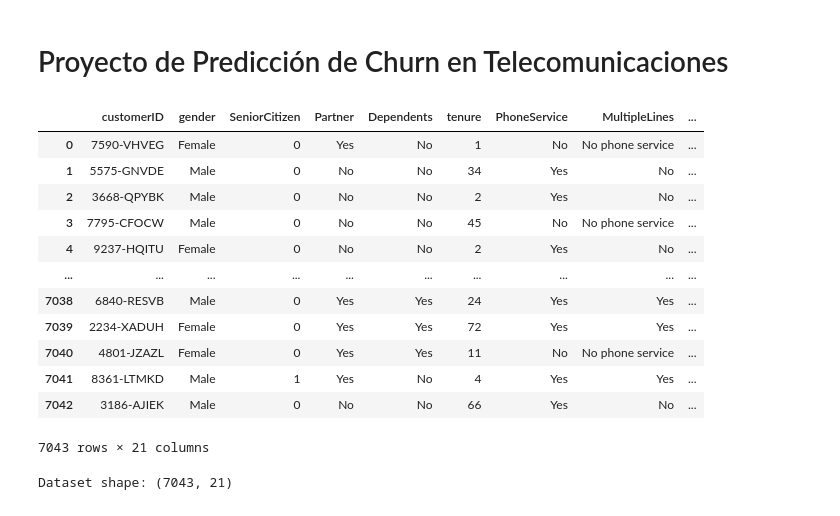
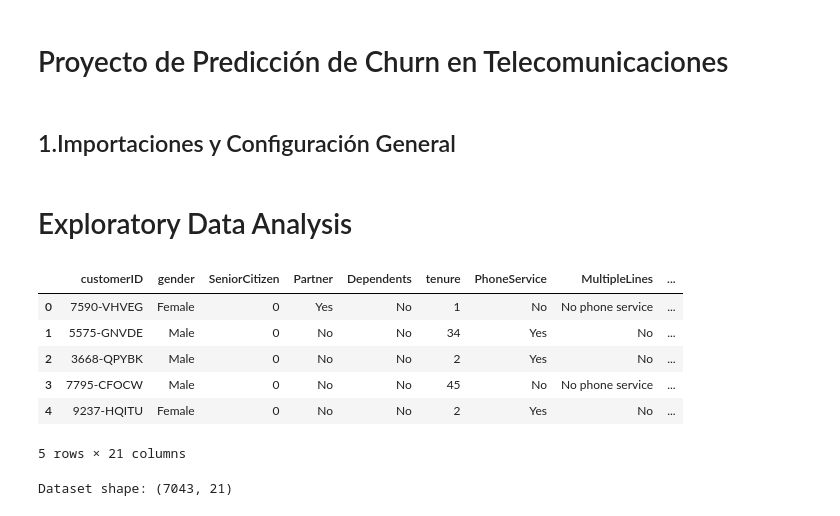
Before and after one commit to alanEmolina/Proyecto-de-IA, a Jupyter notebook: proyecto.ipynb, the cells around one changed output. Cells and saved outputs as stored; diff of their text form; code cells hidden in the pictures.

```diff
--- a/proyecto.ipynb
+++ b/proyecto.ipynb
@@ -1,5 +1,7 @@
 # %% [markdown]
 # Proyecto de Predicción de Churn en Telecomunicaciones
+# %% [markdown]
+ ## 1.Importaciones y Configuración General
 # %%
 #Importar bibliotecas necesarias
 import pandas as pd
@@ -19,18 +24,15 @@ from sklearn.metrics import (accuracy_score, precision_score, recall_score,
+# %% [markdown]
+# Exploratory Data Analysis
 # %%
-data = pd.read_csv('dataset/WA_Fn-UseC_-Telco-Customer-Churn.csv') #Importar dataset
-data
+# Cargar data
+data = pd.read_csv('dataset/WA_Fn-UseC_-Telco-Customer-Churn.csv') #Importar dataset desde el directorio del repositorio
+data.head()  # 10 primera columnas
 # %% [output]
 |  | customerID | gender | SeniorCitizen | Partner | Dependents | tenure | PhoneService | MultipleLines | ... |
 | 0 | 7590-VHVEG | Female | 0 | Yes | No | 1 | No | No phone service | ... |
 | 1 | 5575-GNVDE | Male | 0 | No | No | 34 | Yes | No | ... |
 | 2 | 3668-QPYBK | Male | 0 | No | No | 2 | Yes | No | ... |
 | 3 | 7795-CFOCW | Male | 0 | No | No | 45 | No | No phone service | ... |
 | 4 | 9237-HQITU | Female | 0 | No | No | 2 | Yes | No | ... |
-| ... | ... | ... | ... | ... | ... | ... | ... | ... | ... |
-| 7038 | 6840-RESVB | Male | 0 | Yes | Yes | 24 | Yes | Yes | ... |
-| 7039 | 2234-XADUH | Female | 0 | Yes | Yes | 72 | Yes | Yes | ... |
-| 7040 | 4801-JZAZL | Female | 0 | Yes | Yes | 11 | No | No phone service | ... |
-| 7041 | 8361-LTMKD | Male | 1 | Yes | No | 4 | Yes | Yes | ... |
-| 7042 | 3186-AJIEK | Male | 0 | No | No | 66 | Yes | No | ... |
-7043 rows × 21 columns
+5 rows × 21 columns
 # %%
```
Also changed, not shown: parts of 6 cells of this notebook.
